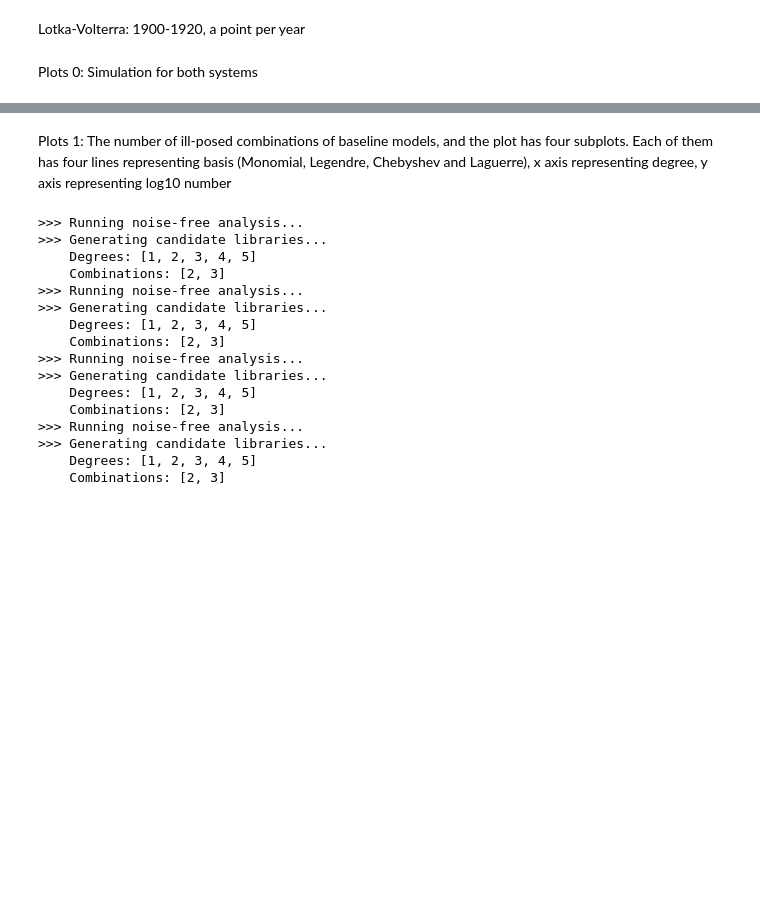
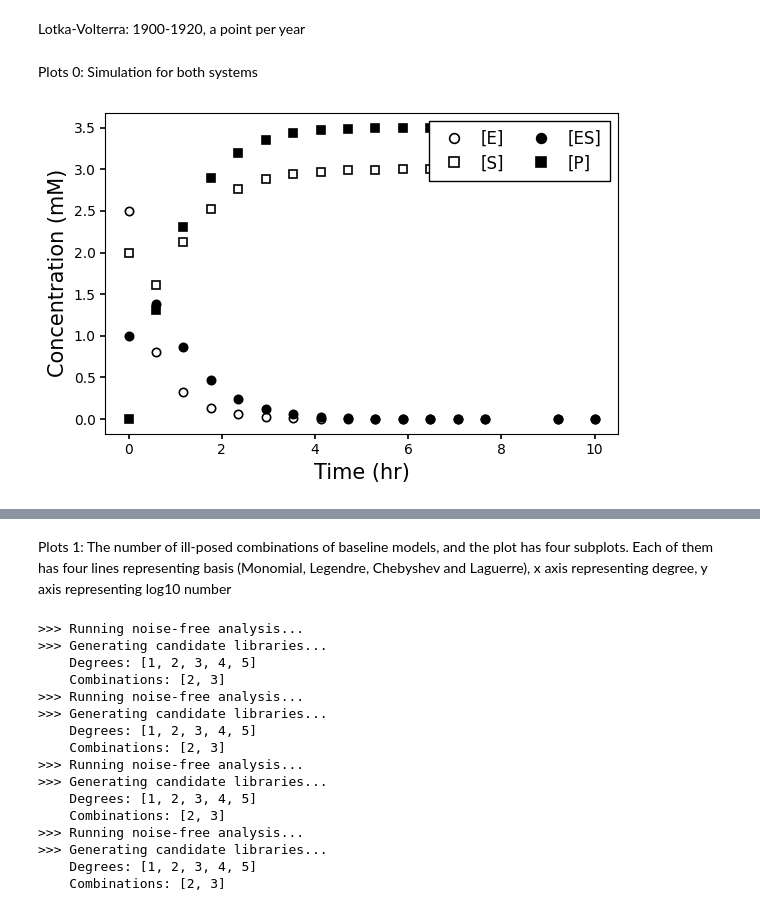
Before and after one commit to mjayadharan/IllposedLearning, a Jupyter notebook: Figure1/Plots-1_modify.ipynb, the cells around one changed output, grey strips where cells are left out. Drawn from its saved outputs; the diff is of its cells as text; code cells hidden in the pictures; blank space fills up the shorter version.

```diff
--- a/Figure1/Plots-1_modify.ipynb
+++ b/Figure1/Plots-1_modify.ipynb
@@ -82,5 +86,74 @@ data_states_lv_normalized = normalization(data_states_lv)[0]
 data_lv_normalized = pd.concat([time_column, data_states_lv_normalized], axis=1)
 # %% [markdown]
 Plots 0: Simulation for both systems
+# %%
+from matplotlib.lines import Line2D
+
+# all-black styling: shape + filled/unfilled
+style_map = {
+    "x1": dict(marker="o", face="none", edge="black"),  # open triangle
+    "x2": dict(marker="s", face="none", edge="black"),  # open square
+    "x3": dict(marker="o", face="black", edge="black"), # open circle
+    "x4": dict(marker="s", face="black", edge="black"), # filled square
+}
+
+label_map = {
+    'x1': '[E]',
+    'x2': '[S]',
+    'x3': '[ES]',
+    'x4': '[P]',
+}
+
+fig, ax = plt.subplots(figsize=(6, 4))
+
+t = data_overall_crn['time']
+
+for col in ['x1', 'x2', 'x3', 'x4']:
+    st = style_map[col]
+    ax.plot(
+        t, data_overall_crn[col],
+        linestyle='None',
+        marker=st["marker"],
+        markersize=6,
+        markerfacecolor=st["face"],       # 'none' -> open marker
+        markeredgecolor=st["edge"],
+        markeredgewidth=1.2,              # make outlines crisp
+        alpha=1.0
+    )
+
+# axis styling
+ax.set_xlabel('Time (hr)', fontsize=font_size)
+ax.set_ylabel('Concentration (mM)', fontsize=font_size)
+ax.tick_params(axis='both', which='major', length=3.5, width=1.2)
+
+# legend
+legend_handles = [
+    Line2D([0], [0],
+           linestyle='None',
+           marker=style_map[col]["marker"],
+           markersize=7,
+           markerfacecolor=style_map[col]["face"],
+           markeredgecolor='black',
+           markeredgewidth=1.2,
+           label=label_map[col])
+    for col in ['x1', 'x2', 'x3', 'x4']
+]
+
+ax.legend(
+    handles=legend_handles,
+    frameon=True, fancybox=False,
+    framealpha=1.0,
+    borderpad=0.5, labelspacing=0.4,
+    handletextpad=0.6, columnspacing=1.2,
+    edgecolor='black',
+    loc='upper right', ncol=2, fontsize=12
+)
+
+plt.tight_layout()
+plt.savefig(out_path_plots1 / "scatter_CRN.svg",
+            format="svg", bbox_inches="tight", pad_inches=0.02)
+plt.show()
+# %% [output]
+[figure, added]
 # %%
 # Colors & markers matching the paper
```
Also changed, not shown: parts of 10 cells of this notebook, 1 other file.
